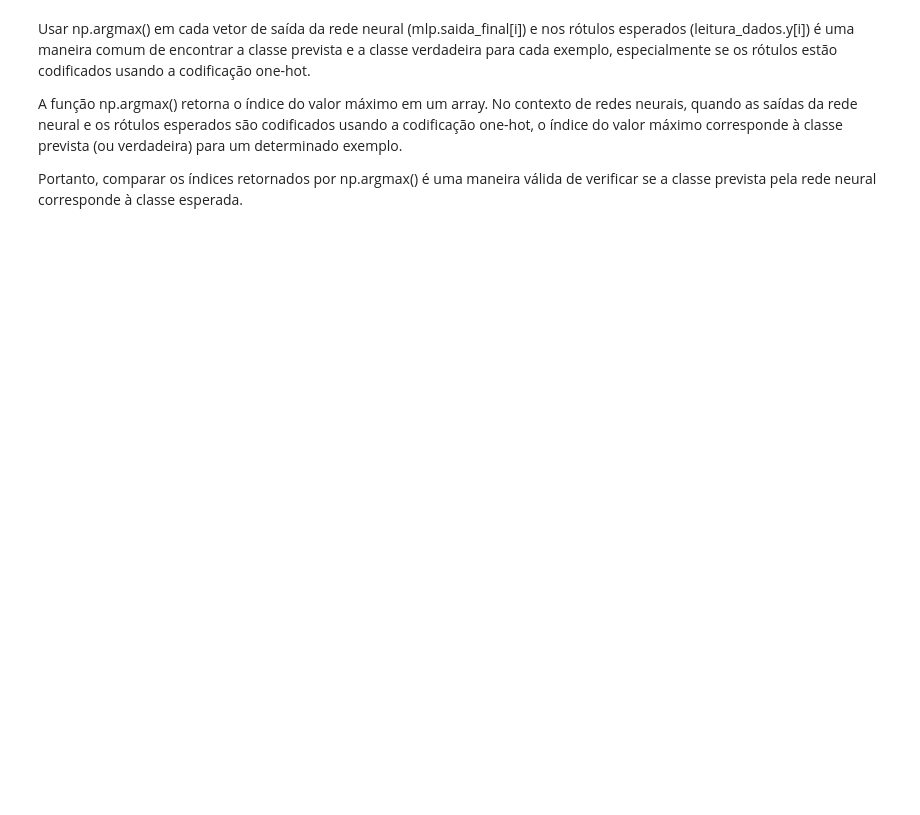
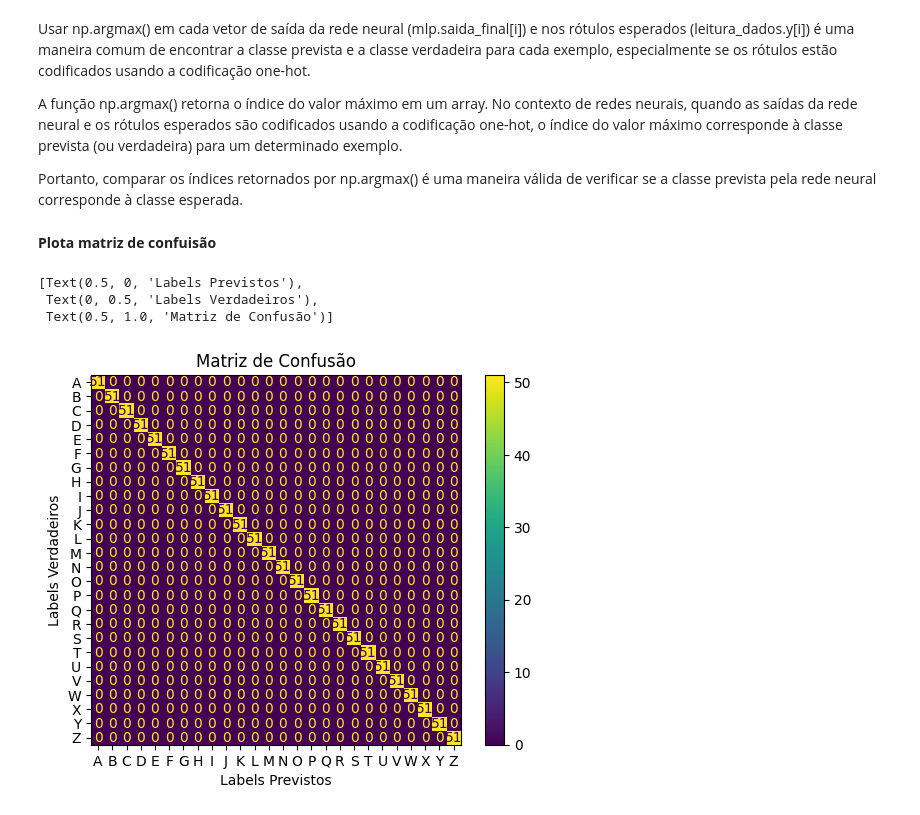
Before and after one commit to IngridMoreno12/projeto_IA, a Jupyter notebook: main.ipynb, the cells around one changed output. Drawn from its saved outputs; the diff is of its cells as text; code cells hidden in the pictures; blank space fills up the shorter version.

```diff
--- a/main.ipynb
+++ b/main.ipynb
@@ -279,0 +214,27 @@ def save_error_by_epoch(error, epoch):
+# %% [markdown]
+**Plota matriz de confuisão**
+# %%
+# Labels verdardeiros
+y_true = []
+with open('/content/Y_letra.txt', 'r') as file:
+    for line in file:
+        y_true.append(line.strip())
+
+# Labels previstos pelo modelo
+y_pred = []
+with open('/content/Y_letra.txt', 'r') as file:
+    for line in file:
+        y_pred.append(line.strip())
+
+# Gera a matriz de confusão
+cm = confusion_matrix(y_true, y_pred)
+
+#Plota matriz de confusão
+cmd = ConfusionMatrixDisplay(cm, display_labels=['A','B', 'C', 'D', 'E', 'F', 'G', 'H', 'I', 'J', 'K', 'L', 'M', 'N', 'O', 'P', 'Q', 'R', 'S', 'T', 'U', 'V', 'W', 'X', 'Y', 'Z'])
+cmd.plot()
+cmd.ax_.set(xlabel = 'Labels Previstos', ylabel = 'Labels Verdadeiros', title = 'Matriz de Confusão')
+# %% [output]
+[Text(0.5, 0, 'Labels Previstos'),
+ Text(0, 0.5, 'Labels Verdadeiros'),
+ Text(0.5, 1.0, 'Matriz de Confusão')]
+[figure, added]
```
Also changed, not shown: parts of 11 cells of this notebook.
